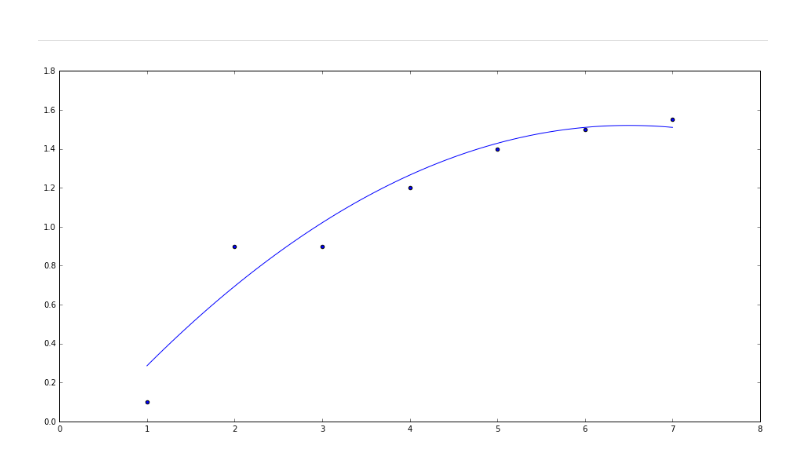
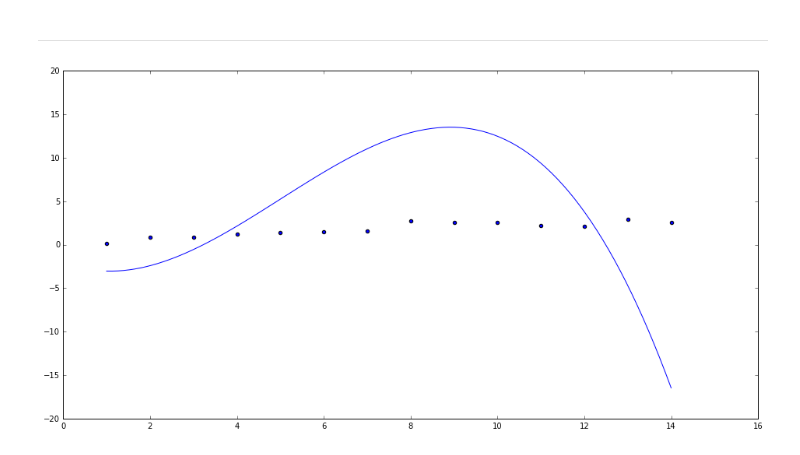
Before and after one commit to justayak/playground, a Jupyter notebook: machine_learning/learning.ipynb, the cells around one changed output. Drawn from its saved outputs; the diff is of its cells as text; code cells hidden in the pictures.

```diff
--- a/machine_learning/learning.ipynb
+++ b/machine_learning/learning.ipynb
@@ -419,8 +419,9 @@ $$\Pr(x^* \ \vert \ x_{1...I}) = \int \Pr(x^* \ \vert \ \theta)\Pr(\theta \ \ver
 # %%
 fig = plt.figure(figsize=(16,8))
 
-X = [1, 2, 3, 4, 5, 6, 7]
-T = [0.1, 0.9, 0.9, 1.2, 1.4, 1.5, 1.55]
+X = [1, 2, 3, 4, 5, 6, 7, 8, 9, 10, 11, 12, 13, 14]
+T = [0.1, 0.9, 0.9, 1.2, 1.4, 1.5, 1.55,
+     2.7, 2.6, 2.6, 2.2, 2.1, 2.9, 2.6]
 
 def y(x,w):
     total = 0
@@ -438,41 +439,44 @@ def E(w, X, T, y):
         total += sq
     return 0.5 * total
 
-w = [0, -0.1, -0.1]
+w = [0, -0.1, -0.1, 0]
 
 
 def plot_w(ax, w, X, fun=y):
     min_v = min(X)
     max_v = max(X)
     X = np.linspace(min_v, max_v, 100)
     Y = [fun(x, w) for x in X]
     ax.plot(X,Y)
 
 def brute_force_fitting(ax, w, X, T, fun=y, Err=E):
     best_params = list(w)
     best_error = Err(w,X,T, fun)
 
-    values = np.linspace(-2, 2, 50)
+    values = np.linspace(-2, 2, 30)
 
-    assert(len(w) == 3)
+    assert(len(w) == 4)
     for a in list(values):
         for b in list(values):
             for c in list(values):
-                w = [a, b, c]
-                error = Err(w,X,T, fun)
-                if error < best_error:
-                    best_params = list(w)
-                    best_error = error
+                for d in list(values):
+                    w = [a, b, c, d]
+                    error = Err(w,X,T, fun)
+                    w_ = np.array(w)
+                    error += w_.T @ w_
+                    if error < best_error:
+                        best_params = list(w)
+                        best_error = error
 
     plot_w(ax, best_params, X, fun)
 
 
 ax = fig.add_subplot(111)
 ax.scatter(X,T)
 
 
 brute_force_fitting(ax, w, X, T, y, E)
 
 plt.show()
 # %% [output]
-[figure, old version]
+[figure, new version]
```
Also changed, not shown: parts of 2 cells of this notebook.
